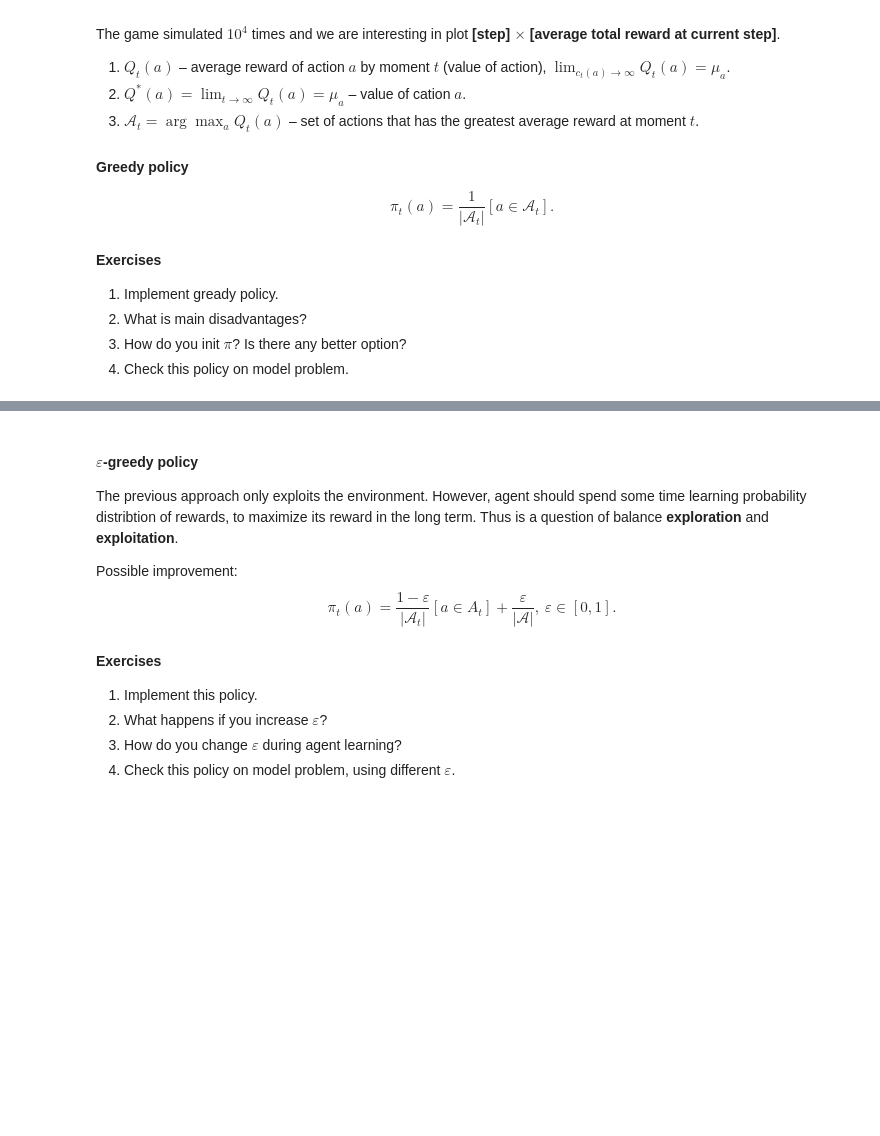
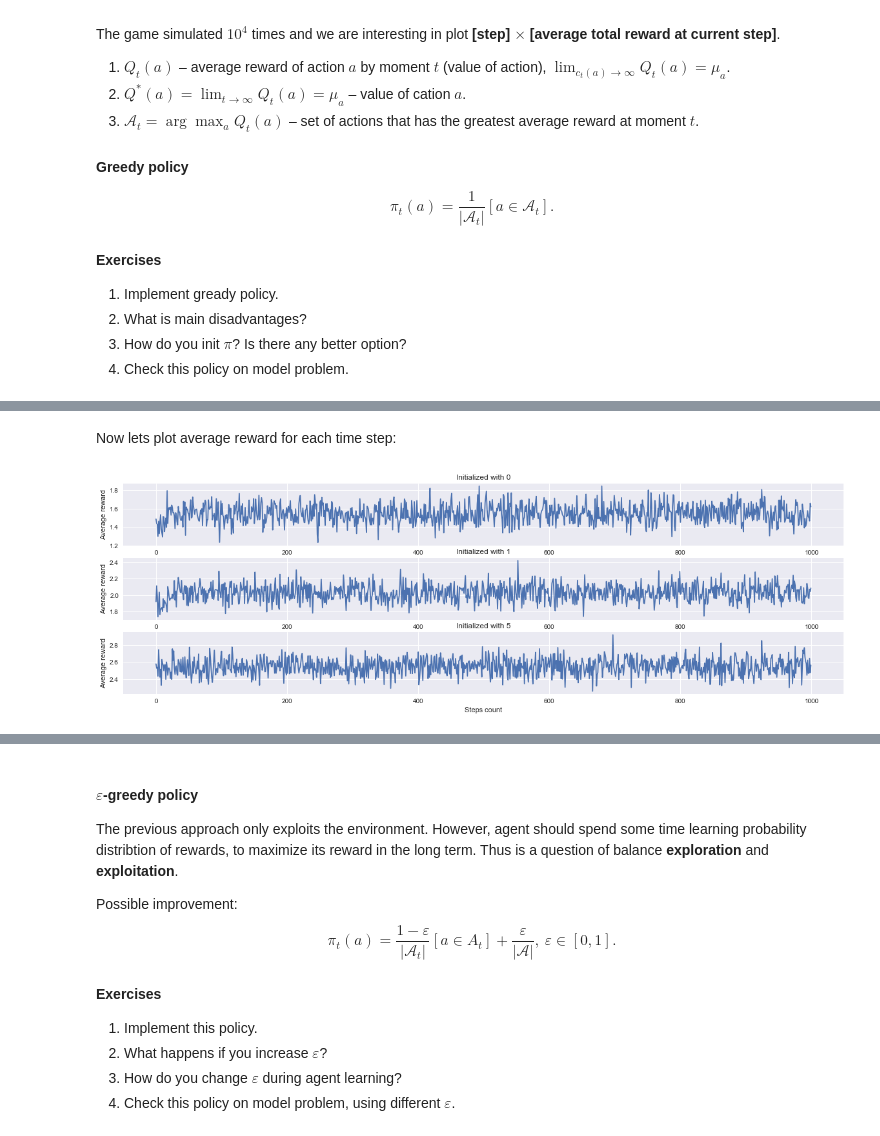
Before and after one commit to puhsu/renju, a Jupyter notebook: labs/lab4/lab-4.ipynb, the cells around one changed output, grey strips where cells are left out. Cells and saved outputs as stored; diff of their text form; code cells hidden in the pictures; blank space fills up the shorter version.

```diff
--- a/labs/lab4/lab-4.ipynb
+++ b/labs/lab4/lab-4.ipynb
@@ -157,0 +103,18 @@ Optimal final reward is 19459.439
+# %%
+def eval_agent(agent, **params):
+    reward_history_average = np.zeros(STEP_COUNT)
+    reward_accumulated_average = np.zeros(STEP_COUNT)
+    action_value_average = np.zeros(BANDIT_COUNT)
+
+    for i in tqdm(range(ITER_COUNT)):
+        hist, accum, val = agent(**params)
+
+        reward_history_average += hist
+        reward_accumulated_average += accum
+        action_value_average += val
+
+    reward_history_average /= ITER_COUNT
+    reward_accumulated_average /= ITER_COUNT
+    action_value_average /= ITER_COUNT
+
+    return reward_history_average, reward_accumulated_average, action_value_average
@@ -157,0 +148,30 @@ Optimal final reward is 19459.439
+# %%
+init_zeros = eval_agent(play_greedy, action_value=np.zeros(BANDIT_COUNT))
+init_ones = eval_agent(play_greedy, action_value=np.ones(BANDIT_COUNT))
+init_five = eval_agent(play_greedy, action_value=5*np.ones(BANDIT_COUNT))
+# %% [markdown]
+Now lets plot average reward for each time step:
+# %%
+plt.figure(figsize=(20, 6))
+
+plt.subplot('311')
+plt.title('Initialized with 0')
+plt.xlabel('Steps count')
+plt.ylabel('Average reward')
+plt.plot(init_zeros[0])
+
+plt.subplot('312')
+plt.title('Initialized with 1')
+plt.xlabel('Steps count')
+plt.ylabel('Average reward')
+plt.plot(init_ones[0])
+
+plt.subplot('313')
+plt.title('Initialized with 5')
+plt.xlabel('Steps count')
+plt.ylabel('Average reward')
+plt.plot(init_five[0])
+
+plt.show()
+# %% [output]
+[figure, added]
```
Also changed, not shown: parts of 78 cells of this notebook, 2 other files.
